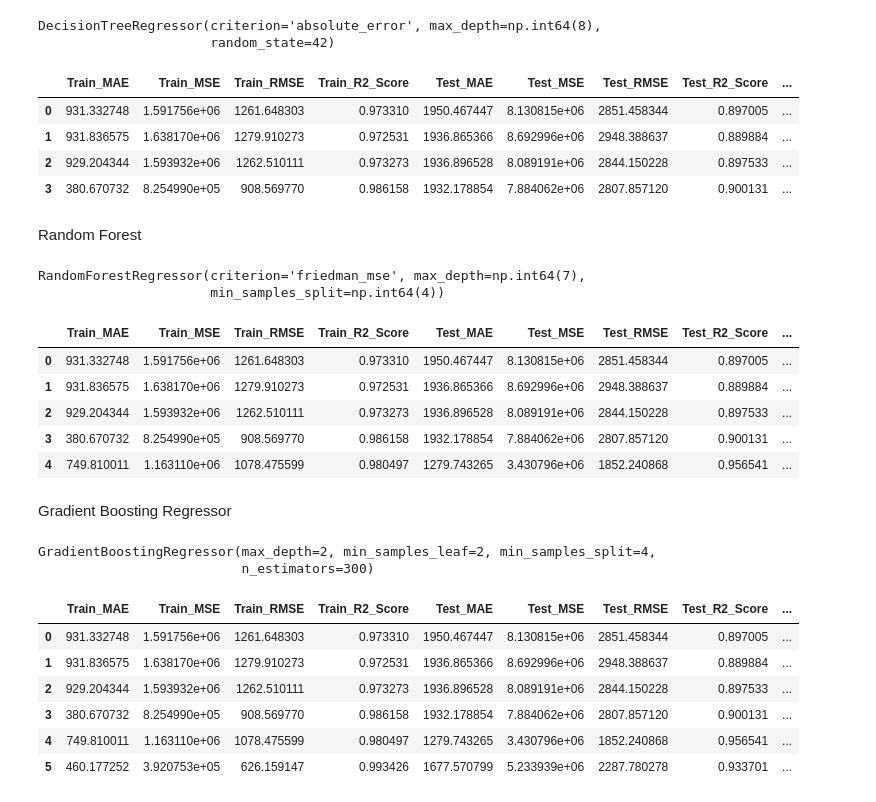
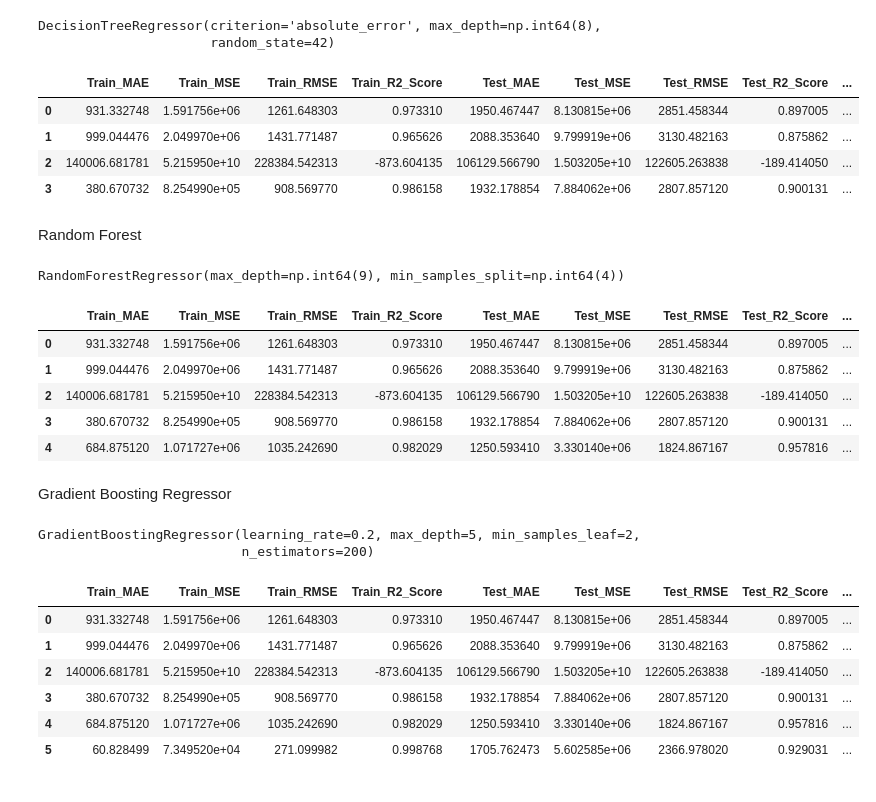
Before and after one commit to aidanautegaliyeva21-blip/Car-Price-Prediction, a Jupyter notebook: notebooks/car.ipynb, the cells around one changed output. Drawn from its saved outputs; the diff is of its cells as text; code cells hidden in the pictures.

```diff
--- a/notebooks/car.ipynb
+++ b/notebooks/car.ipynb
@@ -326,10 +326,9 @@ Pipeline(steps=[('scale', StandardScaler()),
                 ('poly', PolynomialFeatures(degree=1)),
                 ('model', Ridge(alpha=10))])
 # %%
-Ridge = Ridge()
-Ridge.fit(X_train_scaled, y_train)
-y_train_pred = Ridge.predict(X_train_scaled)
-y_test_pred = Ridge.predict(X_test_scaled)
+y_train_pred = best_model_ridge.predict(X_train)
+y_test_pred = best_model_ridge.predict(X_test)
+
 error_Ridge = error_metrics(y_train, y_train_pred, y_test, y_test_pred)
 error_Ridge['Model Name']='Ridge'
 error_Ridge
@@ -365,10 +364,9 @@ print(best_model_lasso)
 Pipeline(steps=[('scale', StandardScaler()), ('poly', PolynomialFeatures()),
                 ('model', Lasso(alpha=10))])
 # %%
-Lasso = Lasso()
-Lasso.fit(X_train_scaled, y_train)
-y_train_pred = Lasso.predict(X_train_scaled)
-y_test_pred = Lasso.predict(X_test_scaled)
+
+y_train_pred = best_model_lasso.predict(X_train_scaled)
+y_test_pred = best_model_lasso.predict(X_test_scaled)
 error_Lasso = error_metrics(y_train, y_train_pred, y_test, y_test_pred)
 error_Lasso['Model Name']='Lasso'
 model_evaluation = pd.concat([model_evaluation, (pd.DataFrame([error_Lasso]))], ignore_index=True)
@@ -399,7 +397,6 @@ print(best_tree)
 DecisionTreeRegressor(criterion='absolute_error', max_depth=np.int64(8),
                       random_state=42)
 # %%
-best_tree.fit(X_train, y_train)
 
 y_train_pred = best_tree.predict(X_train)
 y_test_pred = best_tree.predict(X_test)
@@ -411,8 +408,8 @@ model_evaluation
 # %% [output]
 |  | Train_MAE | Train_MSE | Train_RMSE | Train_R2_Score | Test_MAE | Test_MSE | Test_RMSE | Test_R2_Score | ... |
 | 0 | 931.332748 | 1.591756e+06 | 1261.648303 | 0.973310 | 1950.467447 | 8.130815e+06 | 2851.458344 | 0.897005 | ... |
-| 1 | 931.836575 | 1.638170e+06 | 1279.910273 | 0.972531 | 1936.865366 | 8.692996e+06 | 2948.388637 | 0.889884 | ... |
-| 2 | 929.204344 | 1.593932e+06 | 1262.510111 | 0.973273 | 1936.896528 | 8.089191e+06 | 2844.150228 | 0.897533 | ... |
+| 1 | 999.044476 | 2.049970e+06 | 1431.771487 | 0.965626 | 2088.353640 | 9.799919e+06 | 3130.482163 | 0.875862 | ... |
+| 2 | 140006.681781 | 5.215950e+10 | 228384.542313 | -873.604135 | 106129.566790 | 1.503205e+10 | 122605.263838 | -189.414050 | ... |
 | 3 | 380.670732 | 8.254990e+05 | 908.569770 | 0.986158 | 1932.178854 | 7.884062e+06 | 2807.857120 | 0.900131 | ... |
 # %% [markdown]
 Random Forest
@@ -432,10 +429,8 @@ grid_search.fit(X_train, y_train)
 best_forest = grid_search.best_estimator_
 print(best_forest)
 # %% [output]
-RandomForestRegressor(criterion='friedman_mse', max_depth=np.int64(7),
-                      min_samples_split=np.int64(4))
+RandomForestRegressor(max_depth=np.int64(9), min_samples_split=np.int64(4))
 # %%
-best_forest.fit(X_train, y_train)
 y_train_pred = best_forest.predict(X_train)
 y_test_pred = best_forest.predict(X_test)
 
@@ -446,10 +441,10 @@ model_evaluation
 # %% [output]
 |  | Train_MAE | Train_MSE | Train_RMSE | Train_R2_Score | Test_MAE | Test_MSE | Test_RMSE | Test_R2_Score | ... |
 | 0 | 931.332748 | 1.591756e+06 | 1261.648303 | 0.973310 | 1950.467447 | 8.130815e+06 | 2851.458344 | 0.897005 | ... |
-| 1 | 931.836575 | 1.638170e+06 | 1279.910273 | 0.972531 | 1936.865366 | 8.692996e+06 | 2948.388637 | 0.889884 | ... |
-| 2 | 929.204344 | 1.593932e+06 | 1262.510111 | 0.973273 | 1936.896528 | 8.089191e+06 | 2844.150228 | 0.897533 | ... |
+| 1 | 999.044476 | 2.049970e+06 | 1431.771487 | 0.965626 | 2088.353640 | 9.799919e+06 | 3130.482163 | 0.875862 | ... |
+| 2 | 140006.681781 | 5.215950e+10 | 228384.542313 | -873.604135 | 106129.566790 | 1.503205e+10 | 122605.263838 | -189.414050 | ... |
 | 3 | 380.670732 | 8.254990e+05 | 908.569770 | 0.986158 | 1932.178854 | 7.884062e+06 | 2807.857120 | 0.900131 | ... |
-| 4 | 749.810011 | 1.163110e+06 | 1078.475599 | 0.980497 | 1279.743265 | 3.430796e+06 | 1852.240868 | 0.956541 | ... |
+| 4 | 684.875120 | 1.071727e+06 | 1035.242690 | 0.982029 | 1250.593410 | 3.330140e+06 | 1824.867167 | 0.957816 | ... |
 # %% [markdown]
 Gradient Boosting Regressor
 # %%
@@ -476,22 +471,21 @@ grid_search_gbr.fit(X_train, y_train)
 best_gbr = grid_search_gbr.best_estimator_
 print(best_gbr)
 # %% [output]
-GradientBoostingRegressor(max_depth=2, min_samples_leaf=2, min_samples_split=4,
-                          n_estimators=300)
+GradientBoostingRegressor(learning_rate=0.2, max_depth=5, min_samples_leaf=2,
+                          n_estimators=200)
 # %%
-best_gbr.fit(X_train, y_train)
 y_train_pred = best_gbr.predict(X_train)
 y_test_pred = best_gbr.predict(X_test)
 
 error_random_gbr = error_metrics(y_train, y_train_pred, y_test, y_test_pred)
 error_random_gbr['Model Name'] = 'GradientBoostingRegressor'
 model_evaluation = pd.concat([model_evaluation, (pd.DataFrame([error_random_gbr]))], ignore_index=True)
 model_evaluation
 # %% [output]
 |  | Train_MAE | Train_MSE | Train_RMSE | Train_R2_Score | Test_MAE | Test_MSE | Test_RMSE | Test_R2_Score | ... |
 | 0 | 931.332748 | 1.591756e+06 | 1261.648303 | 0.973310 | 1950.467447 | 8.130815e+06 | 2851.458344 | 0.897005 | ... |
-| 1 | 931.836575 | 1.638170e+06 | 1279.910273 | 0.972531 | 1936.865366 | 8.692996e+06 | 2948.388637 | 0.889884 | ... |
-| 2 | 929.204344 | 1.593932e+06 | 1262.510111 | 0.973273 | 1936.896528 | 8.089191e+06 | 2844.150228 | 0.897533 | ... |
+| 1 | 999.044476 | 2.049970e+06 | 1431.771487 | 0.965626 | 2088.353640 | 9.799919e+06 | 3130.482163 | 0.875862 | ... |
+| 2 | 140006.681781 | 5.215950e+10 | 228384.542313 | -873.604135 | 106129.566790 | 1.503205e+10 | 122605.263838 | -189.414050 | ... |
 | 3 | 380.670732 | 8.254990e+05 | 908.569770 | 0.986158 | 1932.178854 | 7.884062e+06 | 2807.857120 | 0.900131 | ... |
-| 4 | 749.810011 | 1.163110e+06 | 1078.475599 | 0.980497 | 1279.743265 | 3.430796e+06 | 1852.240868 | 0.956541 | ... |
-| 5 | 460.177252 | 3.920753e+05 | 626.159147 | 0.993426 | 1677.570799 | 5.233939e+06 | 2287.780278 | 0.933701 | ... |
+| 4 | 684.875120 | 1.071727e+06 | 1035.242690 | 0.982029 | 1250.593410 | 3.330140e+06 | 1824.867167 | 0.957816 | ... |
+| 5 | 60.828499 | 7.349520e+04 | 271.099982 | 0.998768 | 1705.762473 | 5.602585e+06 | 2366.978020 | 0.929031 | ... |
```
Also changed, not shown: parts of 5 cells of this notebook, 1 other file.
